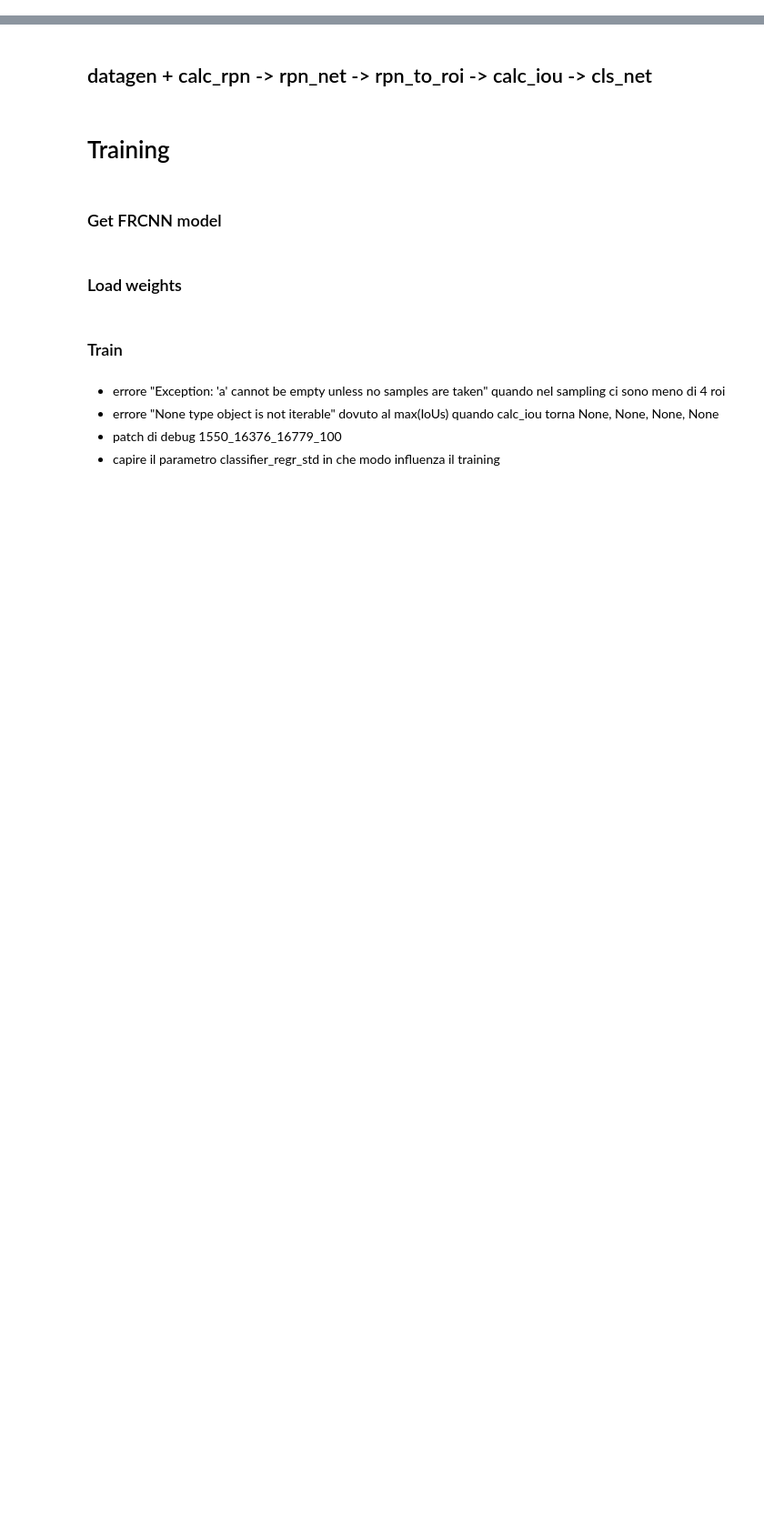
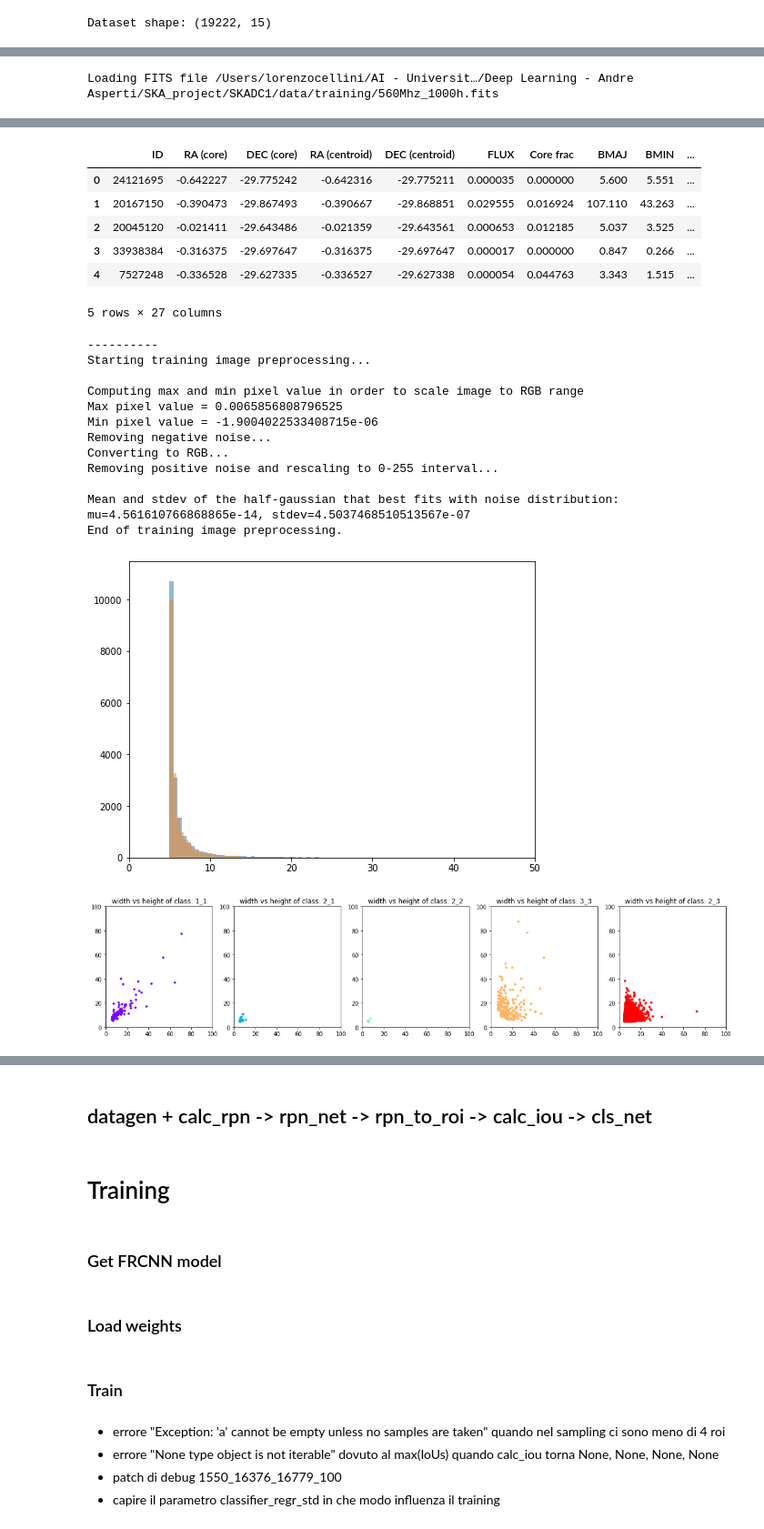
Before and after one commit to Lorenz92/SKADC1, a Jupyter notebook: main_7aff869.ipynb, the cells around one changed output, grey strips where cells are left out. Shown: that part at 91% size. Cells and saved outputs as stored; diff of their text form; code cells hidden in the pictures; blank space fills up the shorter version.

```diff
--- a/main_7aff869.ipynb
+++ b/main_7aff869.ipynb
@@ -88,4 +111,6 @@ f.close()
 # %%
 # Dataset parsing and loading
 # use "subset" in config file to load a small portion of data for development/debugging purposes
-ska_dataset = dataset.SKADataset(k=3, print_info=False, use_pb=False)
+ska_dataset = dataset.SKADataset(k=3, print_info=False, show_plot=True, use_pb=False)
+# %% [output]
+Dataset shape: (19222, 15)
@@ -91,0 +124 @@ ska_dataset = dataset.SKADataset(k=3, print_info=False, use_pb=False)
+Loading FITS file /Users/lorenzocellini/AI - Universit…/Deep Learning - Andre Asperti/SKA_project/SKADC1/data/training/560Mhz_1000h.fits
@@ -91,0 +142,22 @@ ska_dataset = dataset.SKADataset(k=3, print_info=False, use_pb=False)
+|  | ID | RA (core) | DEC (core) | RA (centroid) | DEC (centroid) | FLUX | Core frac | BMAJ | BMIN | ... |
+| 0 | 24121695 | -0.642227 | -29.775242 | -0.642316 | -29.775211 | 0.000035 | 0.000000 | 5.600 | 5.551 | ... |
+| 1 | 20167150 | -0.390473 | -29.867493 | -0.390667 | -29.868851 | 0.029555 | 0.016924 | 107.110 | 43.263 | ... |
+| 2 | 20045120 | -0.021411 | -29.643486 | -0.021359 | -29.643561 | 0.000653 | 0.012185 | 5.037 | 3.525 | ... |
+| 3 | 33938384 | -0.316375 | -29.697647 | -0.316375 | -29.697647 | 0.000017 | 0.000000 | 0.847 | 0.266 | ... |
+| 4 | 7527248 | -0.336528 | -29.627335 | -0.336527 | -29.627338 | 0.000054 | 0.044763 | 3.343 | 1.515 | ... |
+5 rows × 27 columns
+----------
+Starting training image preprocessing...
+
+Computing max and min pixel value in order to scale image to RGB range
+Max pixel value = 0.0065856808796525
+Min pixel value = -1.9004022533408715e-06
+Removing negative noise...
+Converting to RGB...
+Removing positive noise and rescaling to 0-255 interval...
+
+Mean and stdev of the half-gaussian that best fits with noise distribution:
+mu=4.561610766868865e-14, stdev=4.5037468510513567e-07
+End of training image preprocessing.
+[figure, added]
+[figure, added]
```
Also changed, not shown: parts of 4 cells of this notebook, 12 other files.
